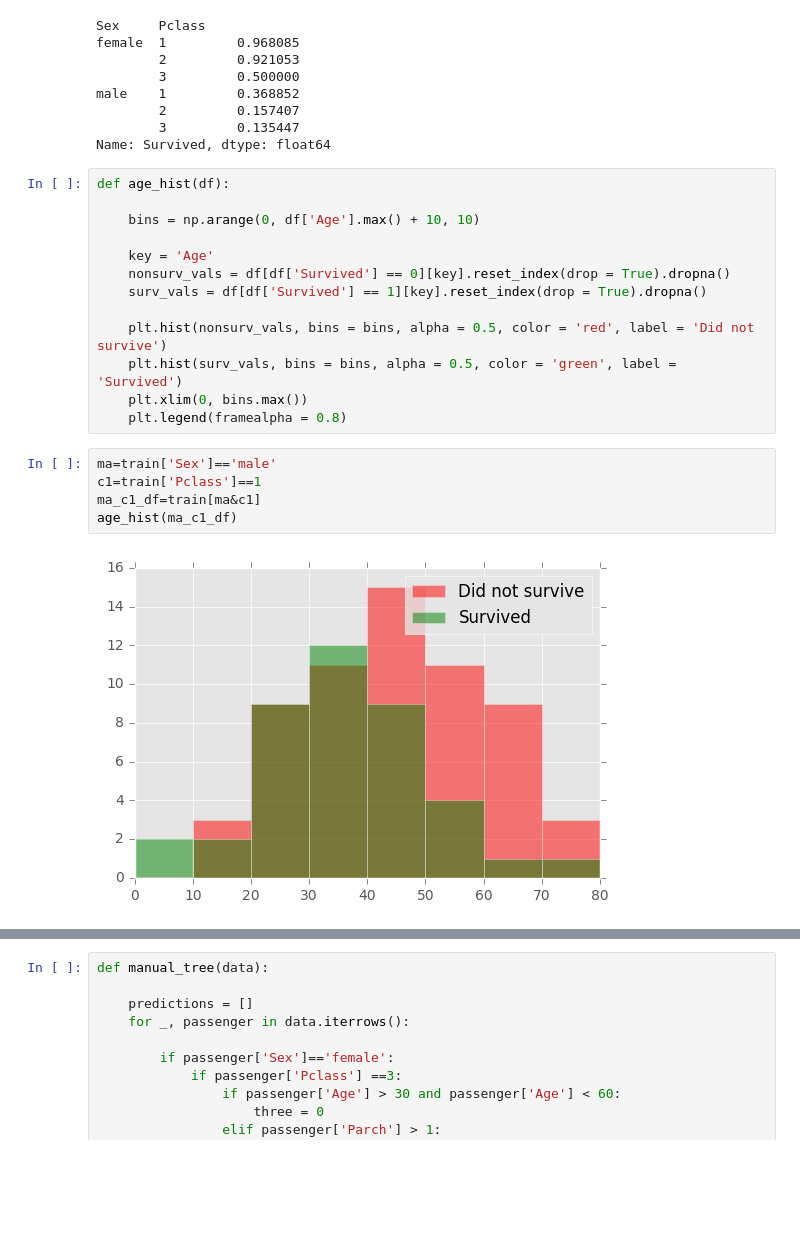
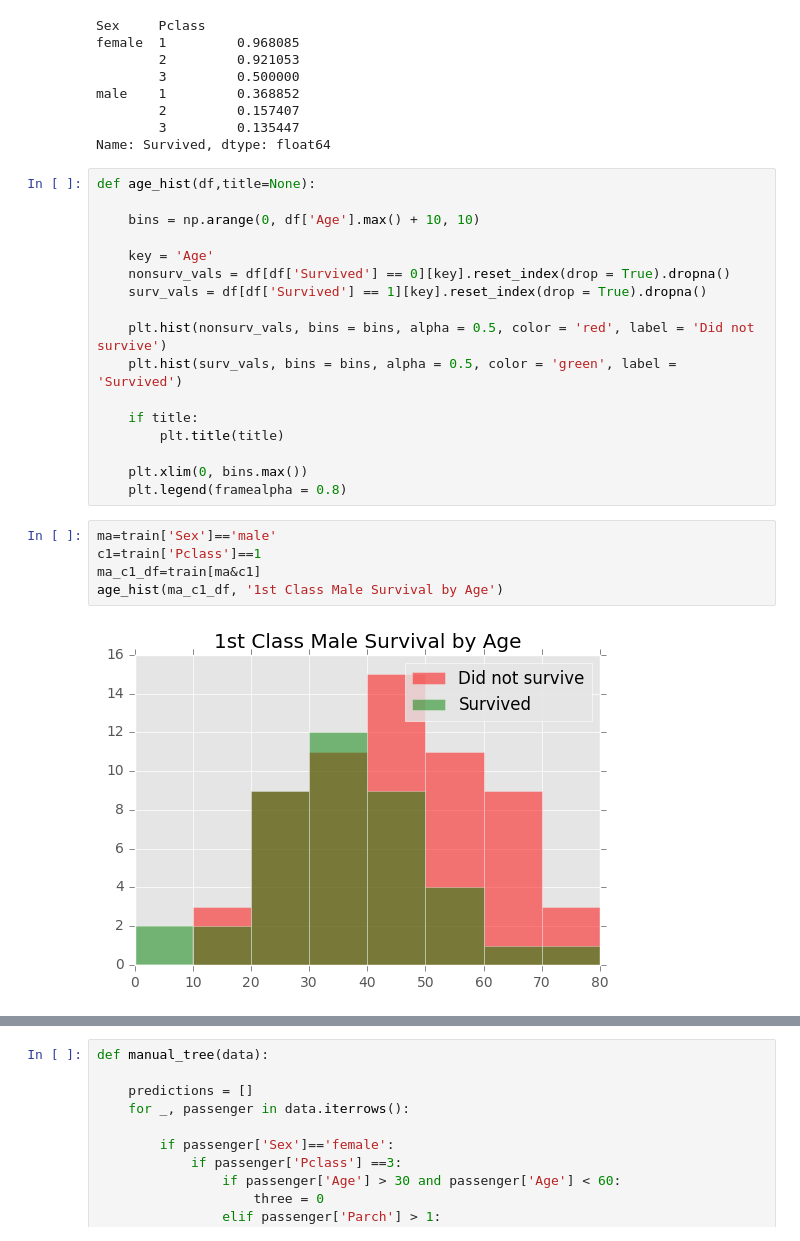
Before and after one commit to torenunez/kaggle, a Jupyter notebook: Titanic/titanic_notebook.ipynb, the cells around one changed output, grey strips where cells are left out. Cells and saved outputs as stored; diff of their text form; blank space fills up the shorter version.

```diff
--- a/Titanic/titanic_notebook.ipynb
+++ b/Titanic/titanic_notebook.ipynb
@@ -102,7 +107,7 @@ male    1         0.368852
         3         0.135447
 Name: Survived, dtype: float64
 # %%
-def age_hist(df):
+def age_hist(df,title=None):
 
     bins = np.arange(0, df['Age'].max() + 10, 10)
 
@@ -112,15 +117,19 @@ def age_hist(df):
 
     plt.hist(nonsurv_vals, bins = bins, alpha = 0.5, color = 'red', label = 'Did not survive')
     plt.hist(surv_vals, bins = bins, alpha = 0.5, color = 'green', label = 'Survived')
+
+    if title:
+        plt.title(title)
+
     plt.xlim(0, bins.max())
     plt.legend(framealpha = 0.8)
 # %%
 ma=train['Sex']=='male'
 c1=train['Pclass']==1
 ma_c1_df=train[ma&c1]
-age_hist(ma_c1_df)
+age_hist(ma_c1_df, '1st Class Male Survival by Age')
 # %% [output]
-[figure, old version]
+[figure, new version]
 # %%
 fem=train['Sex']=='female'
 c3=train['Pclass']==3
```
Also changed, not shown: parts of 20 cells of this notebook.
